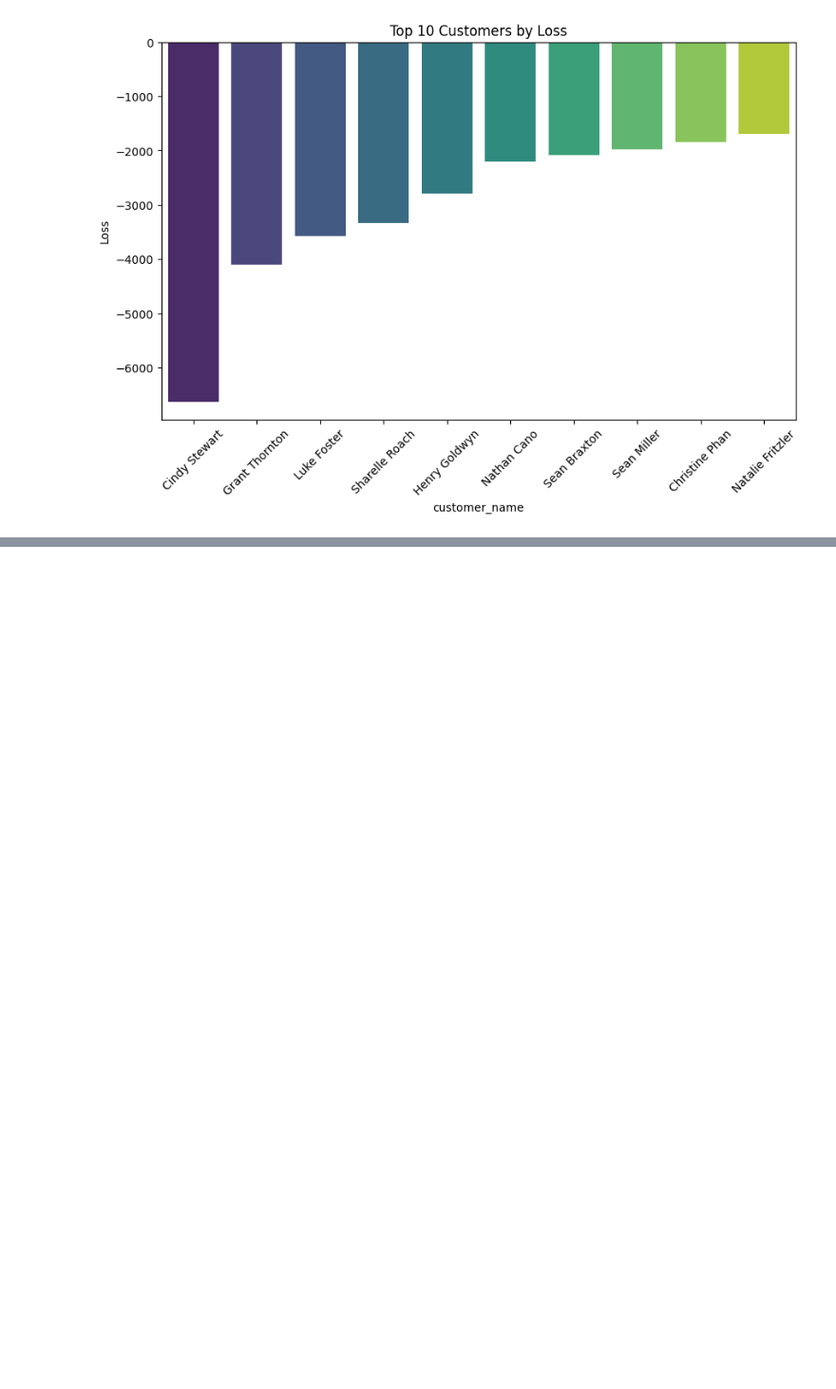
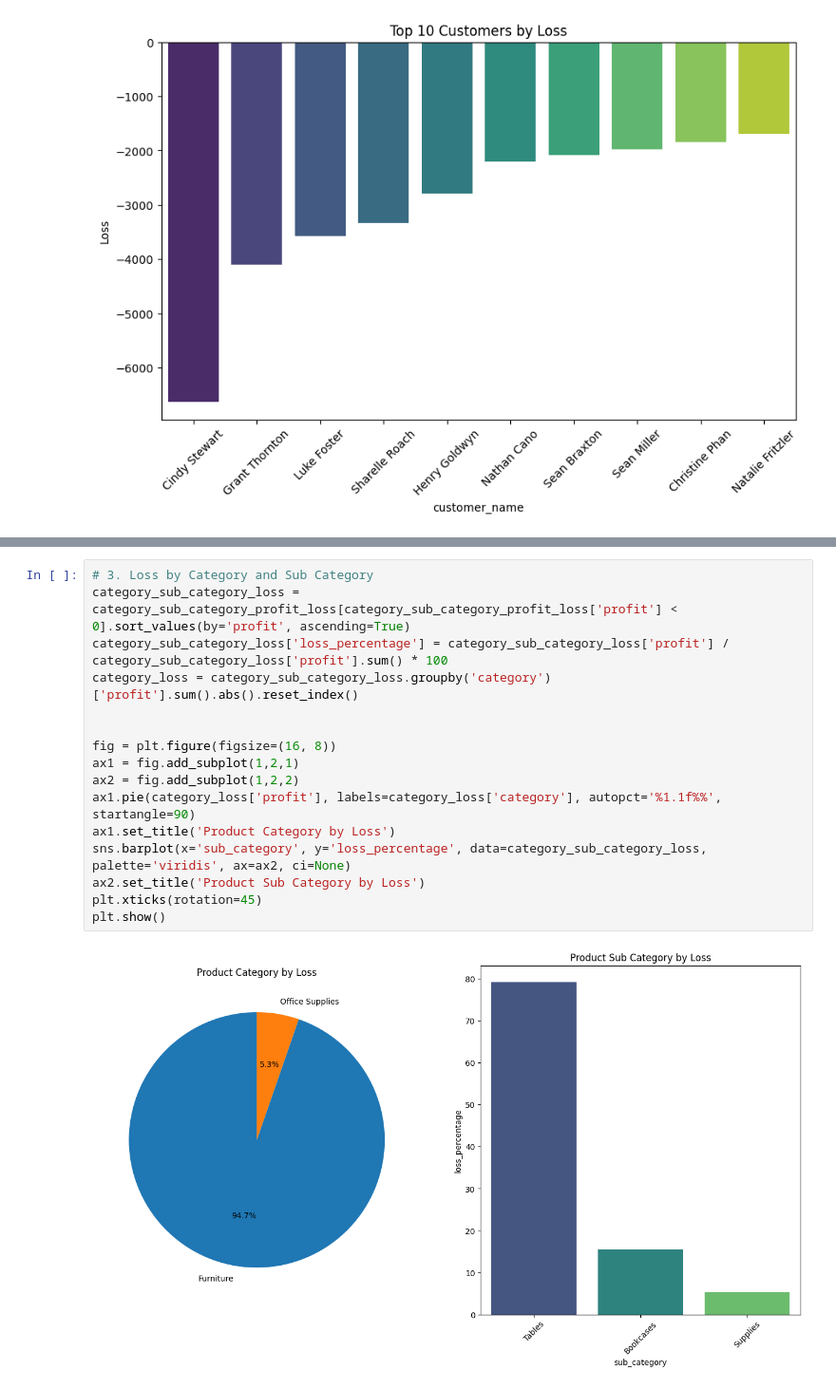
Before and after one commit to jatinchawda1503/Superstore-Data-Analysis-using-python, a Jupyter notebook: superstore.ipynb, the cells around one changed output, grey strips where cells are left out. Shown at 95% size. Saved outputs shown, nothing was run; the diff lists cells and outputs as text; blank space fills up the shorter version.

```diff
--- a/superstore.ipynb
+++ b/superstore.ipynb
@@ -319,0 +363,18 @@ plt.show()
+# %%
+# 3. Loss by Category and Sub Category
+category_sub_category_loss = category_sub_category_profit_loss[category_sub_category_profit_loss['profit'] < 0].sort_values(by='profit', ascending=True)
+category_sub_category_loss['loss_percentage'] = category_sub_category_loss['profit'] / category_sub_category_loss['profit'].sum() * 100
+category_loss = category_sub_category_loss.groupby('category')['profit'].sum().abs().reset_index()
+
+
+fig = plt.figure(figsize=(16, 8))
+ax1 = fig.add_subplot(1,2,1)
+ax2 = fig.add_subplot(1,2,2)
+ax1.pie(category_loss['profit'], labels=category_loss['category'], autopct='%1.1f%%', startangle=90)
+ax1.set_title('Product Category by Loss')
+sns.barplot(x='sub_category', y='loss_percentage', data=category_sub_category_loss, palette='viridis', ax=ax2, ci=None)
+ax2.set_title('Product Sub Category by Loss')
+plt.xticks(rotation=45)
+plt.show()
+# %% [output]
+[figure, added]
```
Also changed, not shown: parts of 5 cells of this notebook.
